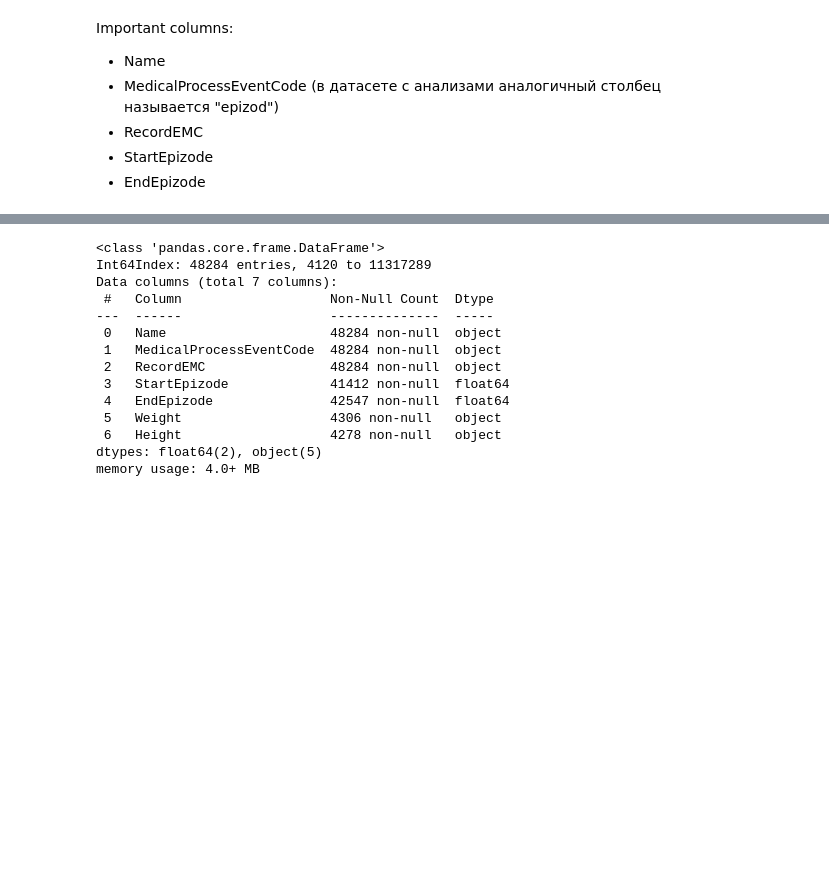
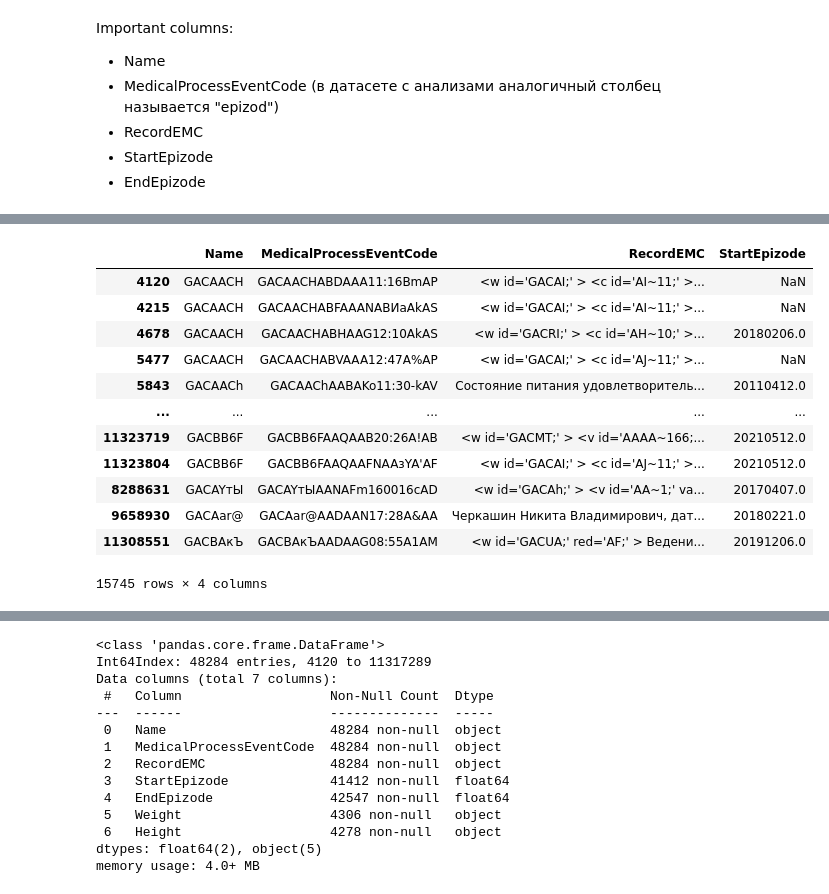
Before and after one commit to alex-mat-s/ITMO_MedicalStatistics, a Jupyter notebook: Project_DataPreprocessing.ipynb, the cells around one changed output, grey strips where cells are left out. Drawn from its saved outputs; the diff is of its cells as text; code cells hidden in the pictures; blank space fills up the shorter version.

```diff
--- a/Project_DataPreprocessing.ipynb
+++ b/Project_DataPreprocessing.ipynb
@@ -302,0 +288,6 @@ analisis_ids
+# %%
+analisis_data = []
+for chunk in tqdm(df_iterator):
+    for i in range(len(chunk)):
+        if (chunk.iloc[i]["Name"] in patient_ids):
+            analisis_data.append(chunk.iloc[i])
@@ -428,0 +423,26 @@ dataset.iloc[3, 2]
+# %%
+time_weight_lst = []
+tmp_ind = dataset.columns.tolist().index("RecordEMC")
+
+for i in tqdm(range(len(dataset))):
+    record = dataset.iloc[i, tmp_ind]
+
+    if re.search(r"Вес", record):
+        time_weight_lst.append(dataset.iloc[i, :])
+# %%
+time_weight_df = pd.DataFrame(time_weight_lst, columns=time_weight_col)
+time_weight_df
+# %% [output]
+|  | Name | MedicalProcessEventCode | RecordEMC | StartEpizode |
+| 4120 | GACAACH | GACAACHABDAAA11:16BmAP | <w id='GACAI;' > <c id='AI~11;' >... | NaN |
+| 4215 | GACAACH | GACAACHABFAAANABИaAkAS | <w id='GACAI;' > <c id='AI~11;' >... | NaN |
+| 4678 | GACAACH | GACAACHABHAAG12:10AkAS | <w id='GACRI;' > <c id='AH~10;' >... | 20180206.0 |
+| 5477 | GACAACH | GACAACHABVAAA12:47A%AP | <w id='GACAI;' > <c id='AJ~11;' >... | NaN |
+| 5843 | GACAACh | GACAAChAABAKo11:30-kAV | Состояние питания удовлетворитель... | 20110412.0 |
+| ... | ... | ... | ... | ... |
+| 11323719 | GACBB6F | GACBB6FAAQAAB20:26A!AB | <w id='GACMT;' > <v id='AAAA~166;... | 20210512.0 |
+| 11323804 | GACBB6F | GACBB6FAAQAAFNAAзYA'AF | <w id='GACAI;' > <c id='AJ~11;' >... | 20210512.0 |
+| 8288631 | GACAYтЫ | GACAYтЫAANAFm160016cAD | <w id='GACAh;' > <v id='AA~1;' va... | 20170407.0 |
+| 9658930 | GACAar@ | GACAar@AADAAN17:28A&AA | Черкашин Никита Владимирович, дат... | 20180221.0 |
+| 11308551 | GACBAкЪ | GACBAкЪAADAAG08:55A1AM | <w id='GACUA;' red='AF;' > Ведени... | 20191206.0 |
+15745 rows × 4 columns
```
Also changed, not shown: parts of 22 cells of this notebook.
